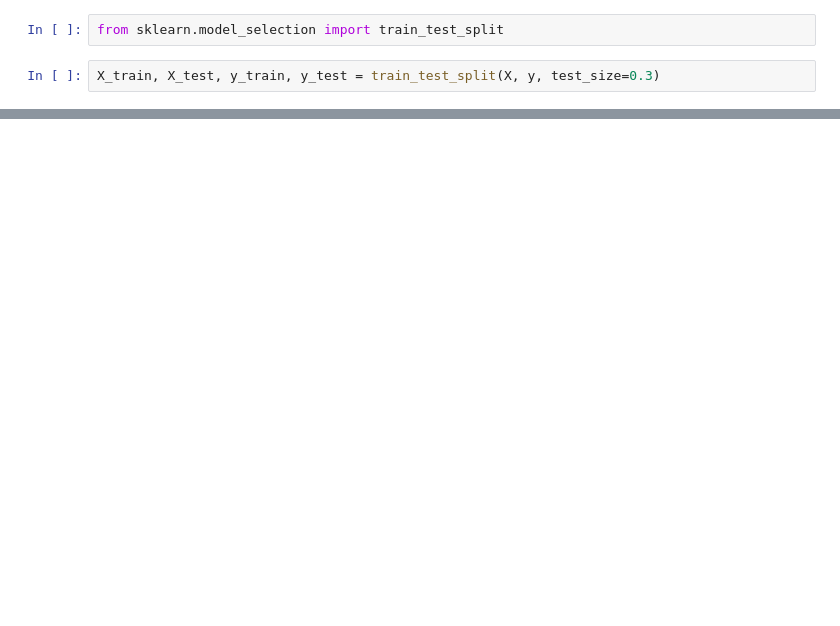
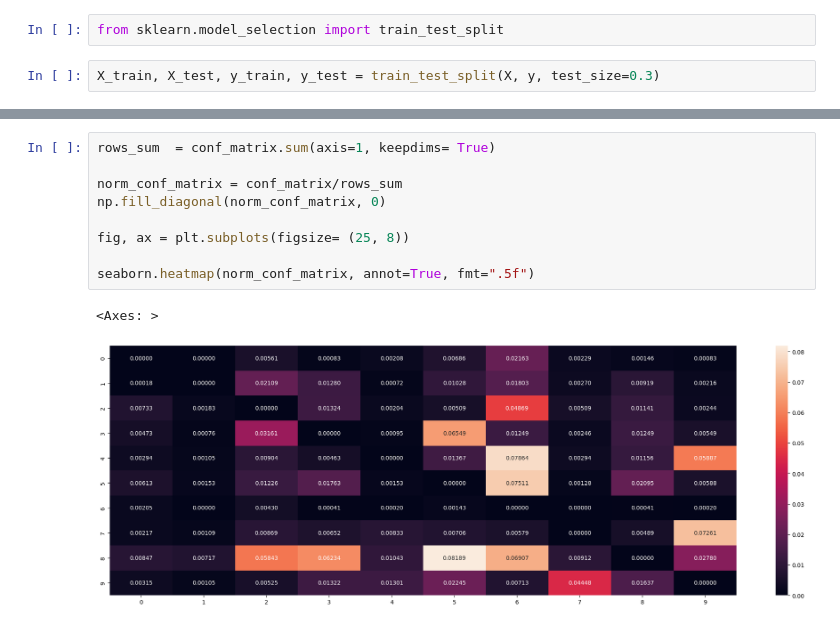
Before and after one commit to lucasdbr05/MNIST, a Jupyter notebook: main.ipynb, the cells around one changed output, grey strips where cells are left out. Drawn from its saved outputs; the diff is of its cells as text; blank space fills up the shorter version.

```diff
--- a/main.ipynb
+++ b/main.ipynb
@@ -71,0 +115,12 @@ plt.show()
+# %%
+rows_sum  = conf_matrix.sum(axis=1, keepdims= True)
+
+norm_conf_matrix = conf_matrix/rows_sum
+np.fill_diagonal(norm_conf_matrix, 0)
+
+fig, ax = plt.subplots(figsize= (25, 8))
+
+seaborn.heatmap(norm_conf_matrix, annot=True, fmt=".5f")
+# %% [output]
+<Axes: >
+[figure, added]
```
Also changed, not shown: parts of 10 cells of this notebook.
